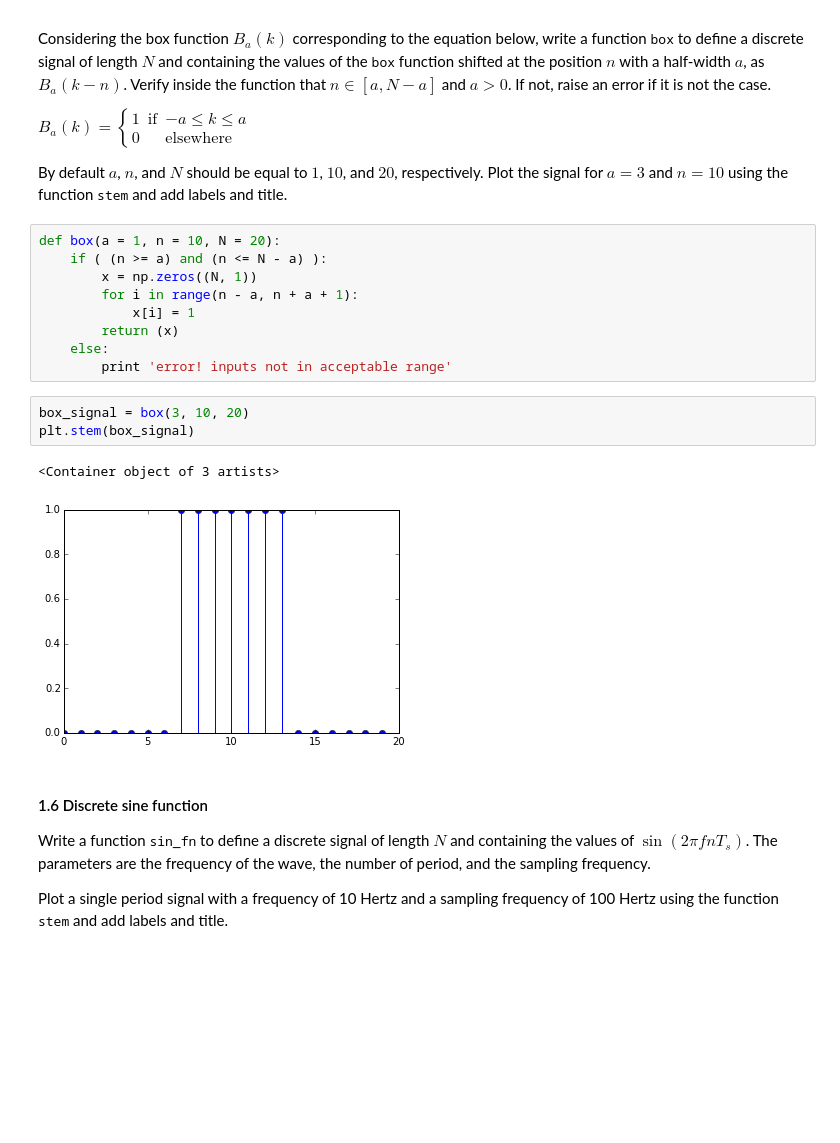
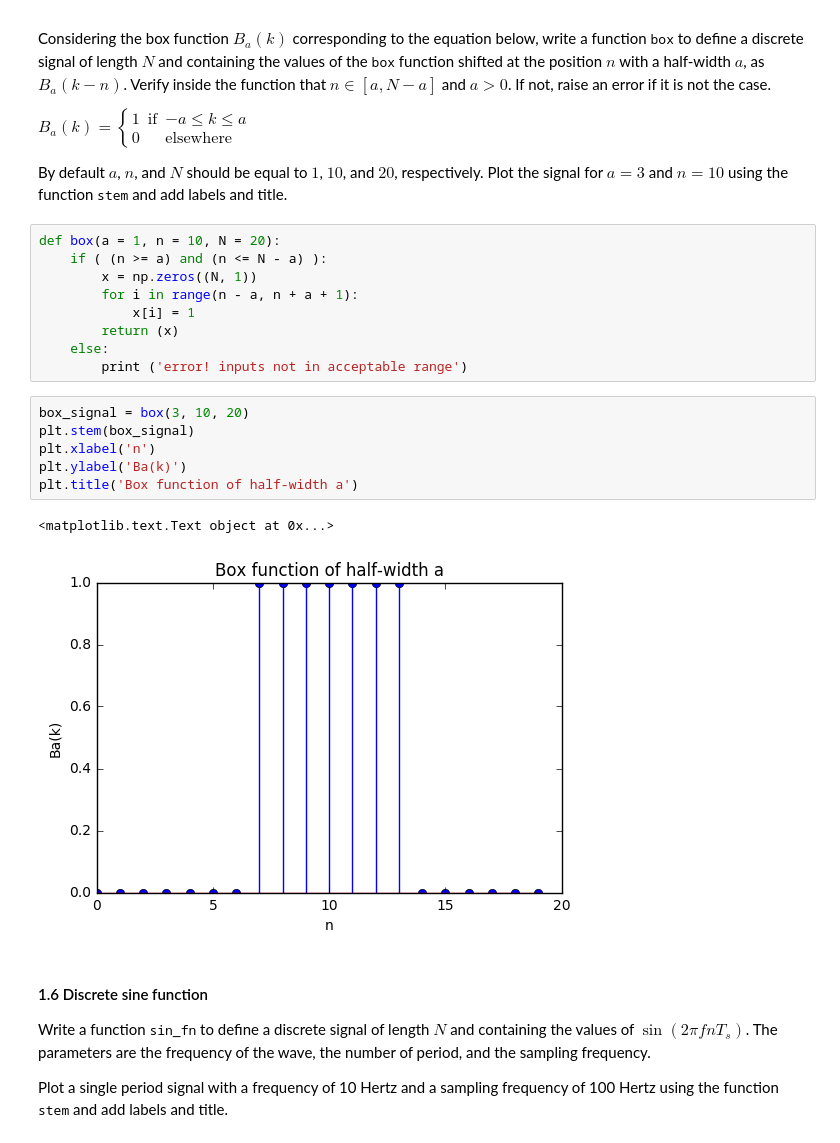
Before and after one commit to PamirGhimire/DSP-TP-1617, a Jupyter notebook: Lab1/python/Lab1.ipynb, the cells around one changed output. Saved outputs shown, nothing was run; the diff lists cells and outputs as text; blank space fills up the shorter version.

```diff
--- a/Lab1/python/Lab1.ipynb
+++ b/Lab1/python/Lab1.ipynb
@@ -164,13 +151,16 @@ def box(a = 1, n = 10, N = 20):
             x[i] = 1
         return (x)
     else:
-        print 'error! inputs not in acceptable range'
+        print ('error! inputs not in acceptable range')
 # %%
 box_signal = box(3, 10, 20)
 plt.stem(box_signal)
+plt.xlabel('n')
+plt.ylabel('Ba(k)')
+plt.title('Box function of half-width a')
 # %% [output]
-<Container object of 3 artists>
+<matplotlib.text.Text object at 0x...>
-[figure, old version]
+[figure, new version]
 # %% [markdown]
 #### 1.6 Discrete sine function
 Write a function <tt>sin_fn</tt> to define a discrete signal of length $N$ and containing the values of $\sin(2\pi f n T_s)$. The parameters are the frequency of the wave, the number of period, and the sampling frequency.
```
Also changed, not shown: parts of 20 cells of this notebook.
